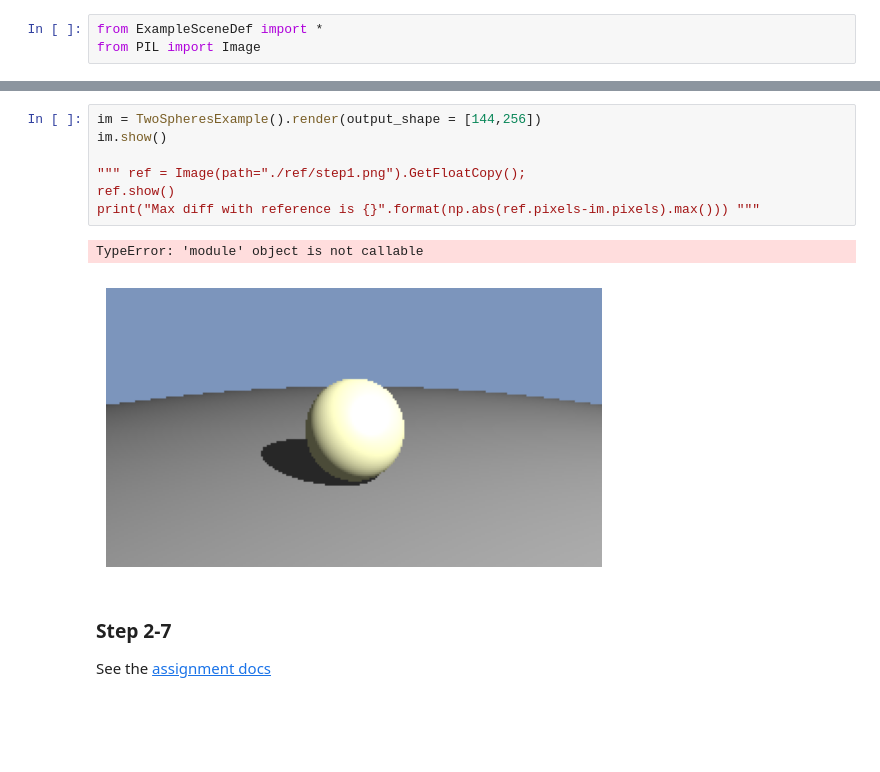
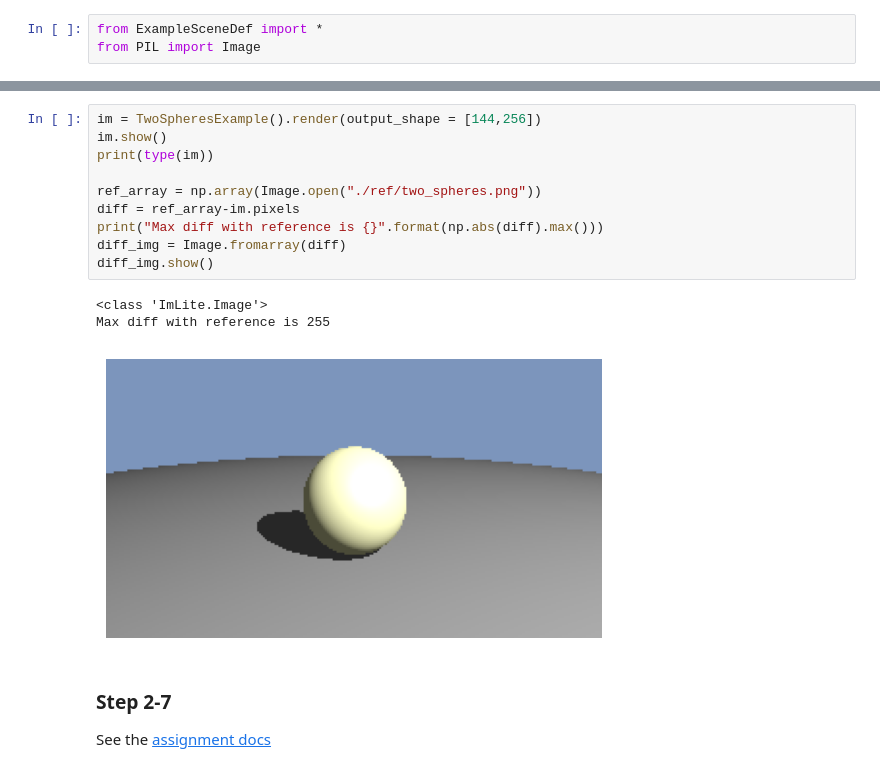
Before and after one commit to kh31514/C2-Intro-To-Graphics, a Jupyter notebook: Testing.ipynb, the cells around one changed output, grey strips where cells are left out. Drawn from its saved outputs; the diff is of its cells as text; blank space fills up the shorter version.

```diff
--- a/Testing.ipynb
+++ b/Testing.ipynb
@@ -23,13 +23,17 @@ When you have completed Step 0 your the image below should look like:
 # %%
 im = TwoSpheresExample().render(output_shape = [144,256])
 im.show()
+print(type(im))
 
-""" ref = Image(path="./ref/step1.png").GetFloatCopy();
-ref.show()
-print("Max diff with reference is {}".format(np.abs(ref.pixels-im.pixels).max())) """
+ref_array = np.array(Image.open("./ref/two_spheres.png"))
+diff = ref_array-im.pixels
+print("Max diff with reference is {}".format(np.abs(diff).max()))
+diff_img = Image.fromarray(diff)
+diff_img.show()
 # %% [output]
-TypeError: 'module' object is not callable
+<class 'ImLite.Image'>
+Max diff with reference is 255
-[figure, old version]
+[figure, new version]
 # %% [markdown]
 ### Step 2-7
 See the [assignment docs](https://www.cs.cornell.edu/courses/cs4620/2023fa/assignments/docs/category/assignment-4)
```
Also changed, not shown: parts of 2 cells of this notebook, 1 other file.
